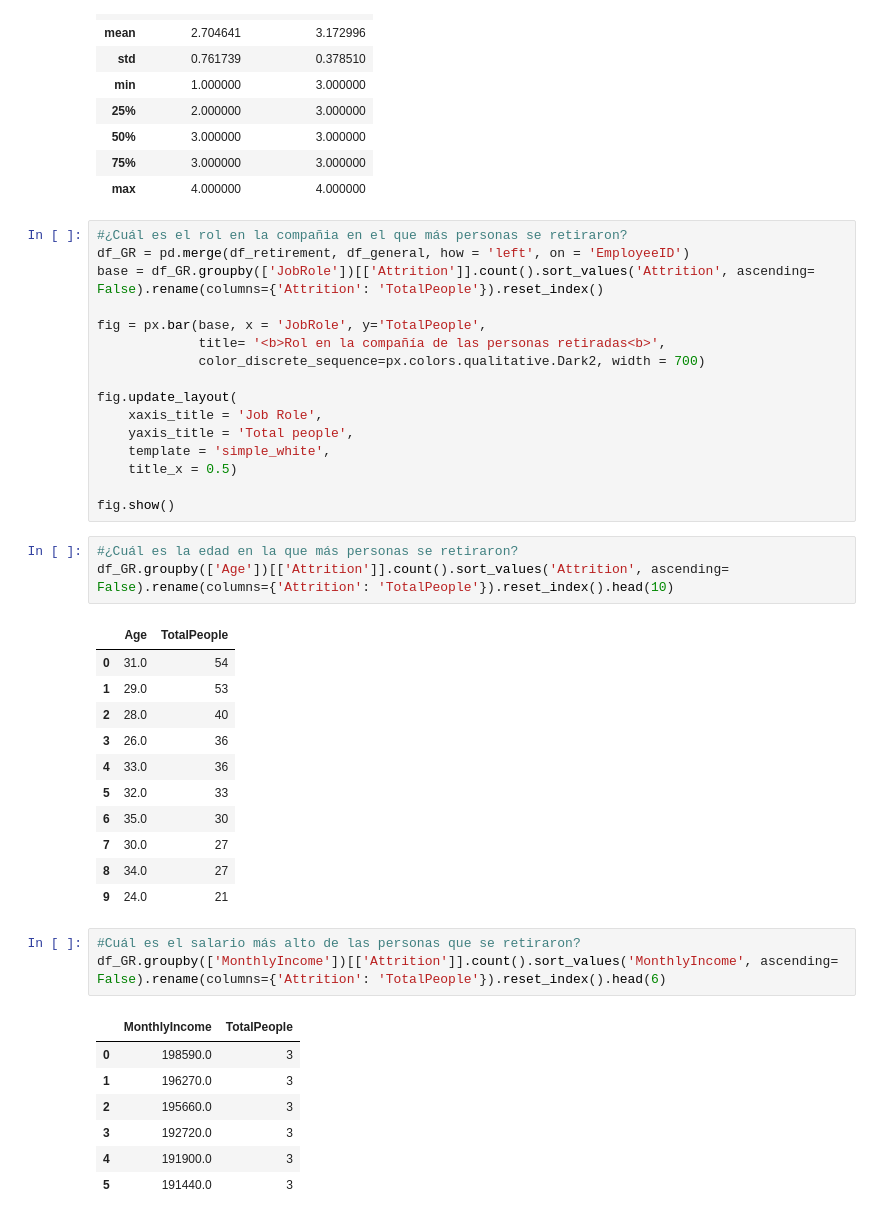
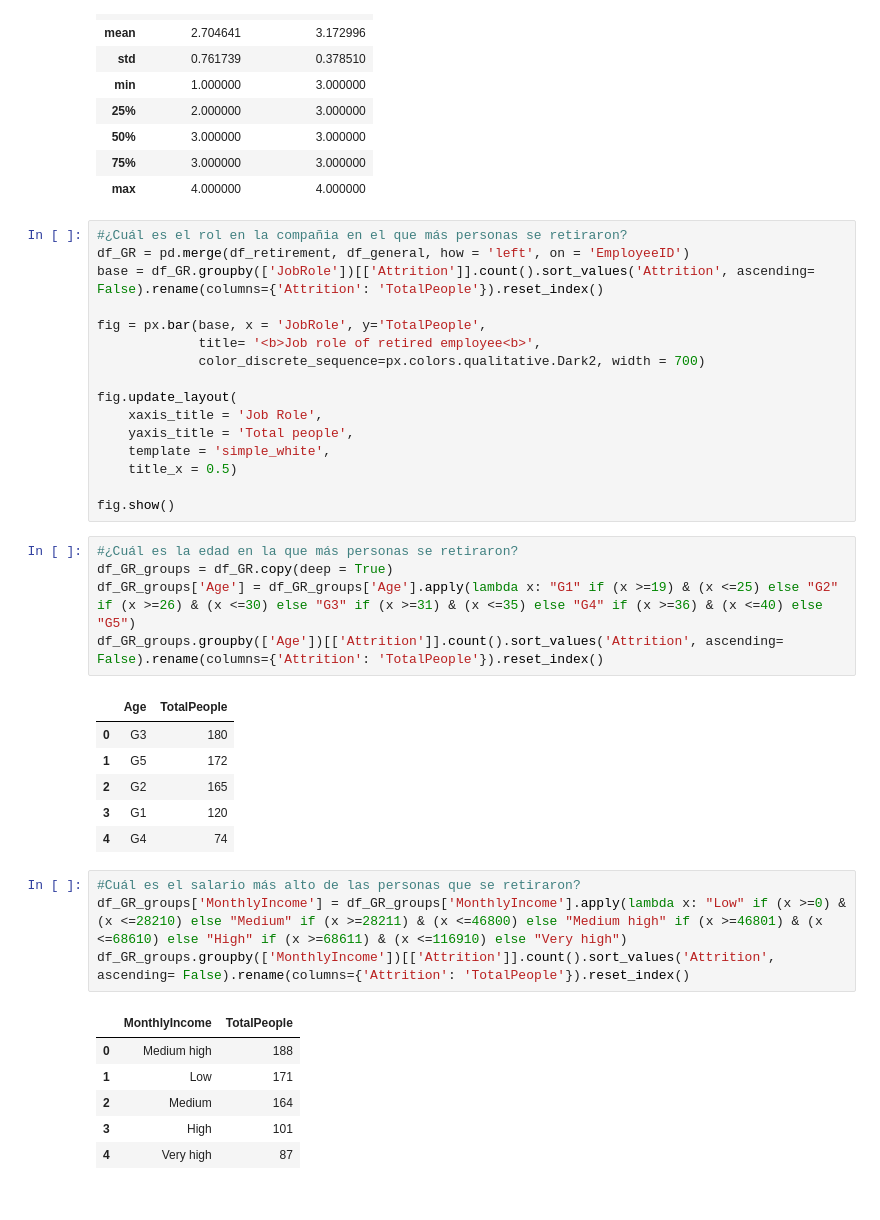
Before and after one commit to jhansanchez/Caso-de-estudio-RH, a Jupyter notebook: casoRH.ipynb, the cells around one changed output. Saved outputs shown, nothing was run; the diff lists cells and outputs as text.

```diff
--- a/casoRH.ipynb
+++ b/casoRH.ipynb
@@ -445,7 +439,7 @@ df_GR = pd.merge(df_retirement, df_general, how = 'left', on = 'EmployeeID')
 base = df_GR.groupby(['JobRole'])[['Attrition']].count().sort_values('Attrition', ascending= False).rename(columns={'Attrition': 'TotalPeople'}).reset_index()
 
 fig = px.bar(base, x = 'JobRole', y='TotalPeople',
-             title= '<b>Rol en la compañía de las personas retiradas<b>',
+             title= '<b>Job role of retired employee<b>',
              color_discrete_sequence=px.colors.qualitative.Dark2, width = 700)
 
 fig.update_layout(
@@ -457,29 +451,26 @@ fig.update_layout(
 fig.show()
 # %%
 #¿Cuál es la edad en la que más personas se retiraron?
-df_GR.groupby(['Age'])[['Attrition']].count().sort_values('Attrition', ascending= False).rename(columns={'Attrition': 'TotalPeople'}).reset_index().head(10)
+df_GR_groups = df_GR.copy(deep = True)
+df_GR_groups['Age'] = df_GR_groups['Age'].apply(lambda x: "G1" if (x >=19) & (x <=25) else "G2" if (x >=26) & (x <=30) else "G3" if (x >=31) & (x <=35) else "G4" if (x >=36) & (x <=40) else "G5")
+df_GR_groups.groupby(['Age'])[['Attrition']].count().sort_values('Attrition', ascending= False).rename(columns={'Attrition': 'TotalPeople'}).reset_index()
 # %% [output]
 |  | Age | TotalPeople |
-| 0 | 31.0 | 54 |
-| 1 | 29.0 | 53 |
-| 2 | 28.0 | 40 |
-| 3 | 26.0 | 36 |
-| 4 | 33.0 | 36 |
-| 5 | 32.0 | 33 |
-| 6 | 35.0 | 30 |
-| 7 | 30.0 | 27 |
-| 8 | 34.0 | 27 |
-| 9 | 24.0 | 21 |
+| 0 | G3 | 180 |
+| 1 | G5 | 172 |
+| 2 | G2 | 165 |
+| 3 | G1 | 120 |
+| 4 | G4 | 74 |
 # %%
 #Cuál es el salario más alto de las personas que se retiraron?
-df_GR.groupby(['MonthlyIncome'])[['Attrition']].count().sort_values('MonthlyIncome', ascending= False).rename(columns={'Attrition': 'TotalPeople'}).reset_index().head(6)
+df_GR_groups['MonthlyIncome'] = df_GR_groups['MonthlyIncome'].apply(lambda x: "Low" if (x >=0) & (x <=28210) else "Medium" if (x >=28211) & (x <=46800) else "Medium high" if (x >=46801) & (x <=68610) else "High" if (x >=68611) & (x <=116910) else "Very high")
+df_GR_groups.groupby(['MonthlyIncome'])[['Attrition']].count().sort_values('Attrition', ascending= False).rename(columns={'Attrition': 'TotalPeople'}).reset_index()
 # %% [output]
 |  | MonthlyIncome | TotalPeople |
-| 0 | 198590.0 | 3 |
-| 1 | 196270.0 | 3 |
-| 2 | 195660.0 | 3 |
-| 3 | 192720.0 | 3 |
-| 4 | 191900.0 | 3 |
-| 5 | 191440.0 | 3 |
+| 0 | Medium high | 188 |
+| 1 | Low | 171 |
+| 2 | Medium | 164 |
+| 3 | High | 101 |
+| 4 | Very high | 87 |
 # %%
 #¿Cuál es el salario más alto y más bajo en la empresa?
```
Also changed, not shown: parts of 18 cells of this notebook.
